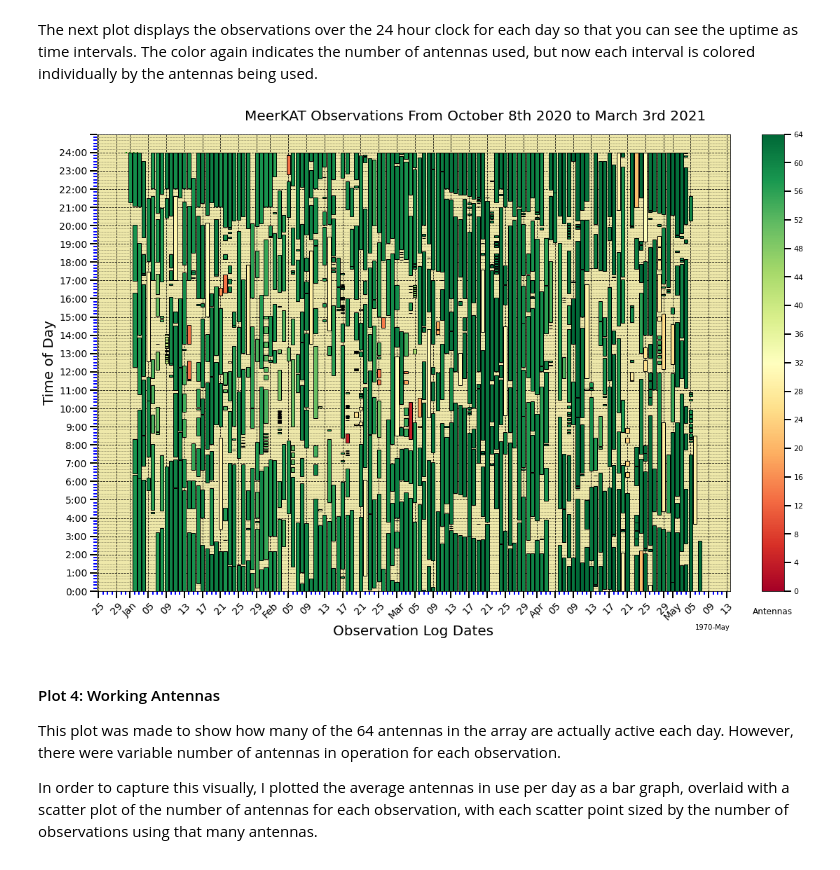
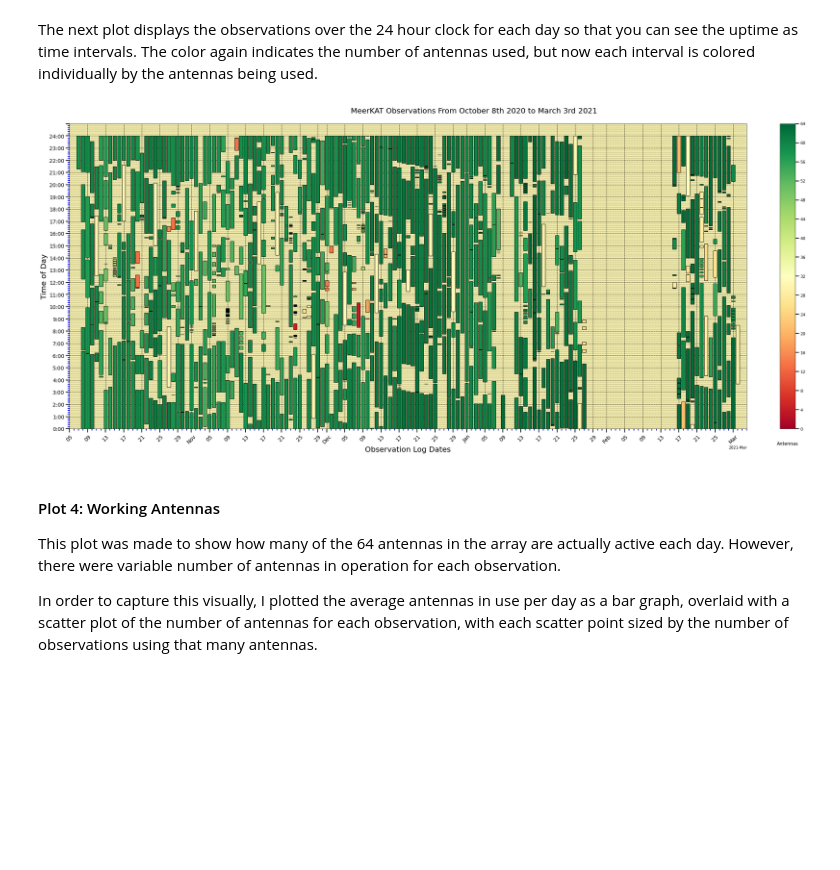
Before and after one commit to Tusay/MeerKAT, a Jupyter notebook: Uptime13.ipynb, the cells around one changed output. Saved outputs shown, nothing was run; the diff lists cells and outputs as text; code cells hidden in the pictures; blank space fills up the shorter version.

Commit message:
Add files via upload
Fixed Intervals plot

```diff
--- a/Uptime13.ipynb
+++ b/Uptime13.ipynb
@@ -63,7 +63,7 @@ def secs_to_timestr(secs):
     h = trunc(secs/3600)
     m = trunc(secs/60-60*h)
     s = secs-3600*h-60*m
-    return '%02d:%02d:%.6f' % (h, m, s)
+    return '%02d:%02d:%.3f' % (h, m, s)
 # %% [markdown]
 This next cell is the main loop that harvests the log files for the relevant text strings. Here is a sample text block from the outlog file:
 
@@ -638,7 +638,7 @@ The next plot displays the observations over the 24 hour clock for each day so t
 import matplotlib
 from matplotlib import dates as mdates
 from matplotlib.ticker import MultipleLocator
-fig,ax = plt.subplots(figsize=(20,12))
+fig,ax = plt.subplots(figsize=(40,15))
 
 Ants = np.arange(0,65,4)
 cmap = plt.cm.RdYlGn
@@ -656,7 +656,7 @@ cbar.ax.tick_params(labelsize=11, width=2,length=10)
 
 for i in range(len(df)):
     Delta = (timestr_to_datetime(df.End_Time[i]) - timestr_to_datetime(df.Start_Time[i])).seconds
-    plt.bar(df.Dates[i],df.Obs_Secs[i]/3600,bottom=timestr_to_secs(df.Start_Time[i])/3600,color=color[i],
+    plt.bar(pd.to_datetime(df.Dates[i]).date(),df.Obs_Secs[i]/3600,bottom=timestr_to_secs(df.Start_Time[i])/3600,color=color[i],
             zorder=10,edgecolor='black')
 plt.hlines(y=24,xmin=-1,zorder=3,xmax=2,color='green',linestyle='dotted',linewidth=2,label='24 hours')
 # ax.set_xlim(-0.5,1.5)
@@ -671,34 +671,35 @@ ax.set_yticks(l)
 ax.set_yticklabels(y)
 ax.set_ylim(0,25)
 ax.yaxis.set_major_locator(MultipleLocator(1))
 ax.yaxis.set_minor_locator(MultipleLocator(1/6))
 locator = mdates.AutoDateLocator(minticks=6, maxticks=40)
 formatter = mdates.ConciseDateFormatter(locator)
 ax.xaxis.set_major_locator(locator)
 ax.xaxis.set_major_formatter(formatter)
 days = mdates.DayLocator()
 ax.xaxis.set_minor_locator(days)
+ax.set_xlim(18540,18690)
 
 # make it pretty
 plt.xticks(rotation='45',size=14)
 plt.yticks(size=14)
 ax.tick_params(which='both', width=2)
 ax.tick_params(which='major', length=10)
 ax.tick_params(which='minor', length=5, color='blue')
 plt.grid(axis='both', which='major', color='black', linestyle='--')
 ax.set_facecolor('palegoldenrod')
 
 # set axis labels and title
 plt.xlabel('Observation Log Dates', fontsize=20)
 plt.ylabel('Time of Day', fontsize=20)
 fig.suptitle('MeerKAT Observations From October 8th 2020 to March 3rd 2021', fontsize=20, y=0.92)
 # legend=plt.legend(prop={'size':10},loc='upper right')
 # legend.get_frame().set_linewidth(3)
 # legend.get_frame().set_edgecolor('black')
 # legend.get_frame().set_alpha(1)
 plt.show()
 # %% [output]
-[figure, old version]
+[figure, new version]
 # %% [markdown]
 #### Plot 4: Working Antennas
 
```
Also changed, not shown: parts of 11 cells of this notebook.
